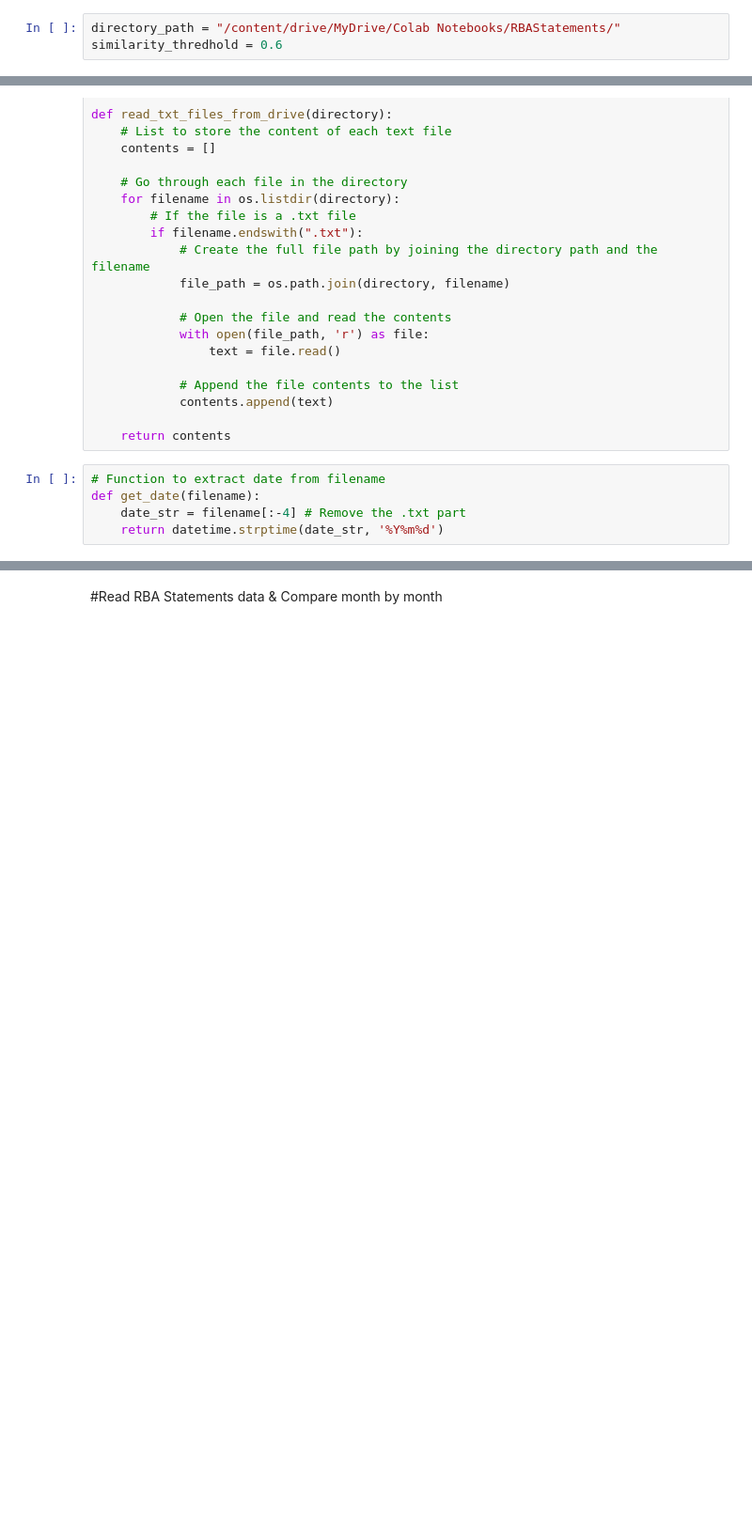
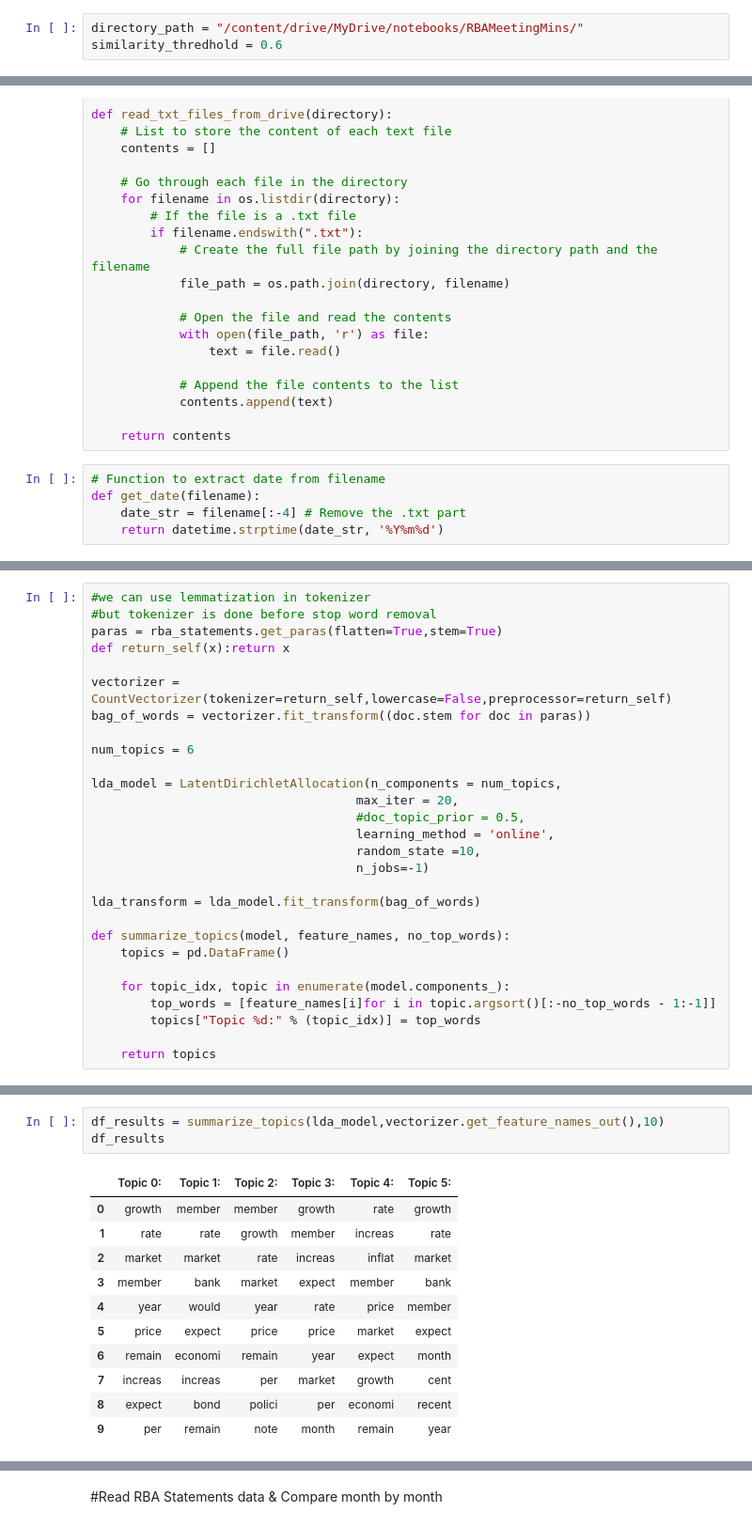
Before and after one commit to kanalive/notebooks, a Jupyter notebook: RBA_data_comparison.ipynb, the cells around one changed output, grey strips where cells are left out. Shown at 94% size. Drawn from its saved outputs; the diff is of its cells as text; blank space fills up the shorter version.

```diff
--- a/RBA_data_comparison.ipynb
+++ b/RBA_data_comparison.ipynb
@@ -25,7 +70,7 @@ import os
 # %% [markdown]
 #Configs
 # %%
-directory_path = "/content/drive/MyDrive/Colab Notebooks/RBAStatements/"
+directory_path = "/content/drive/MyDrive/notebooks/RBAMeetingMins/"
 similarity_thredhold = 0.6
 # %% [markdown]
 #Functions
@@ -100,0 +222,28 @@ def get_date(filename):
+# %%
+#we can use lemmatization in tokenizer
+#but tokenizer is done before stop word removal
+paras = rba_statements.get_paras(flatten=True,stem=True)
+def return_self(x):return x
+
+vectorizer = CountVectorizer(tokenizer=return_self,lowercase=False,preprocessor=return_self)
+bag_of_words = vectorizer.fit_transform((doc.stem for doc in paras))
+
+num_topics = 6
+
+lda_model = LatentDirichletAllocation(n_components = num_topics,
+                                    max_iter = 20,
+                                    #doc_topic_prior = 0.5,
+                                    learning_method = 'online',
+                                    random_state =10,
+                                    n_jobs=-1)
+
+lda_transform = lda_model.fit_transform(bag_of_words)
+
+def summarize_topics(model, feature_names, no_top_words):
+    topics = pd.DataFrame()
+
+    for topic_idx, topic in enumerate(model.components_):
+        top_words = [feature_names[i]for i in topic.argsort()[:-no_top_words - 1:-1]]
+        topics["Topic %d:" % (topic_idx)] = top_words
+
+    return topics
@@ -100,0 +262,15 @@ def get_date(filename):
+# %%
+df_results = summarize_topics(lda_model,vectorizer.get_feature_names_out(),10)
+df_results
+# %% [output]
+|  | Topic 0: | Topic 1: | Topic 2: | Topic 3: | Topic 4: | Topic 5: |
+| 0 | growth | member | member | growth | rate | growth |
+| 1 | rate | rate | growth | member | increas | rate |
+| 2 | market | market | rate | increas | inflat | market |
+| 3 | member | bank | market | expect | member | bank |
+| 4 | year | would | year | rate | price | member |
+| 5 | price | expect | price | price | market | expect |
+| 6 | remain | economi | remain | year | expect | month |
+| 7 | increas | increas | per | market | growth | cent |
+| 8 | expect | bond | polici | per | economi | recent |
+| 9 | per | remain | note | month | remain | year |
```
Also changed, not shown: parts of 17 cells of this notebook.
